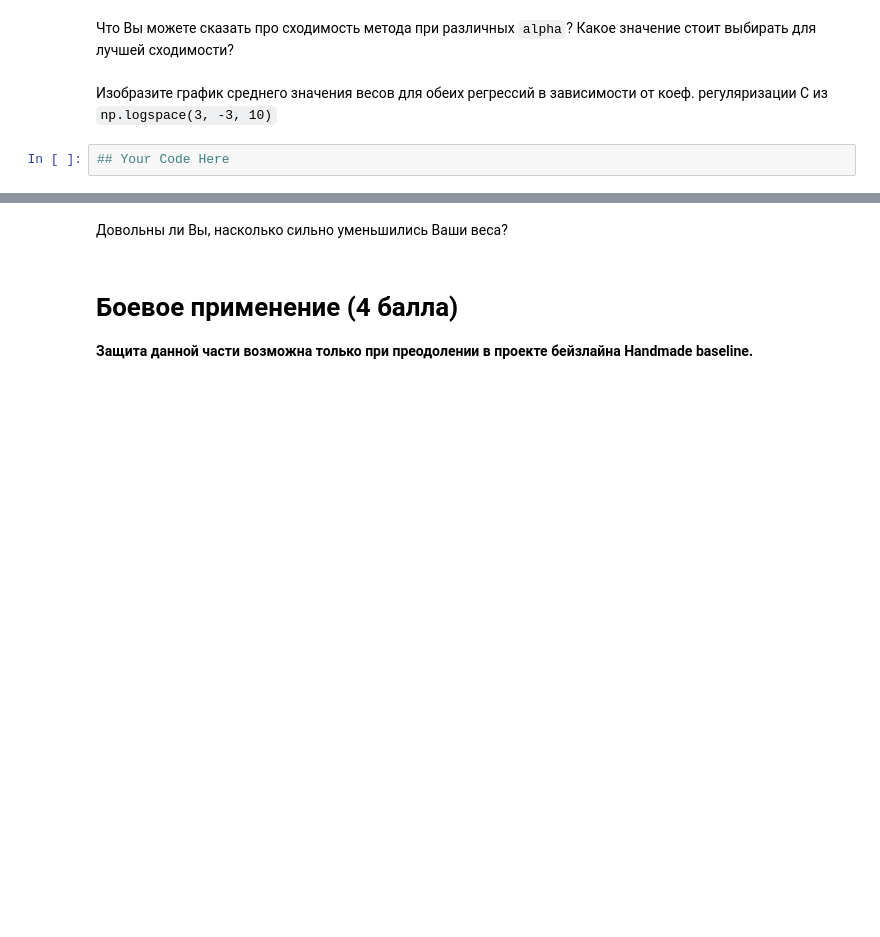
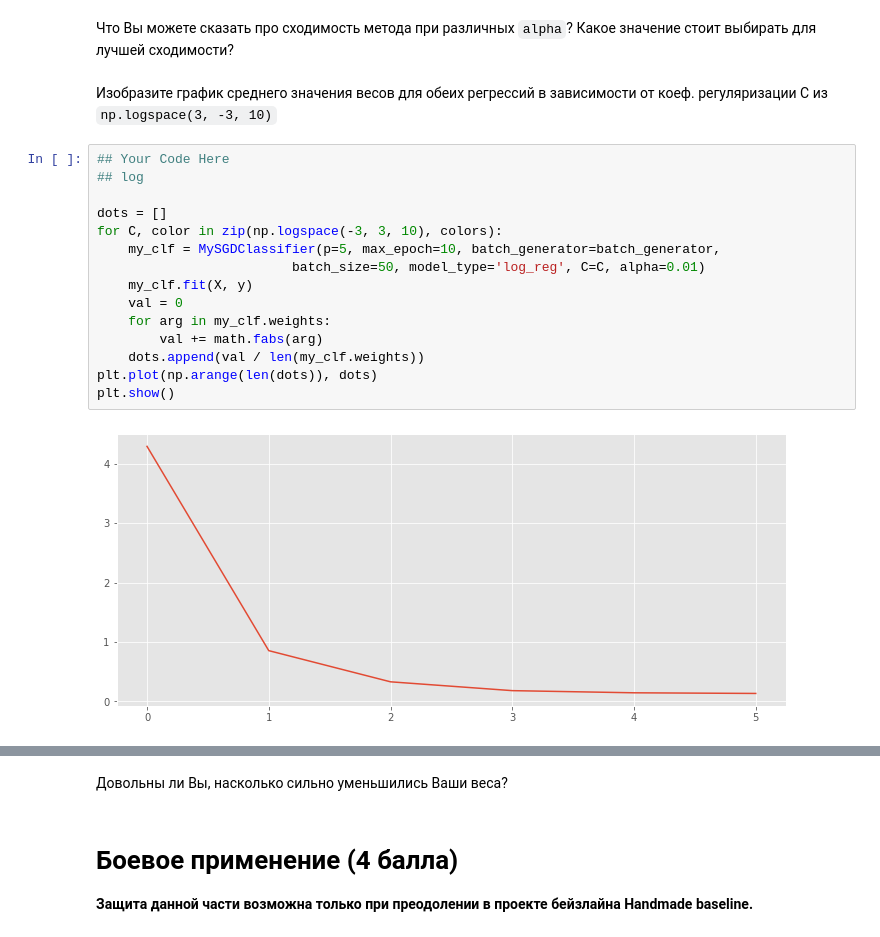
Before and after one commit to LeoQay/msu_machine_learning_spring_2022, a Jupyter notebook: homework2/Dmitriev_LA_hw2.ipynb, the cells around one changed output, grey strips where cells are left out. Saved outputs shown, nothing was run; the diff lists cells and outputs as text; blank space fills up the shorter version.

```diff
--- a/homework2/Dmitriev_LA_hw2.ipynb
+++ b/homework2/Dmitriev_LA_hw2.ipynb
@@ -583,5 +619,20 @@ print(my_clf.sep)
 Что Вы можете сказать про сходимость метода при различных `alpha`? Какое значение стоит выбирать для лучшей сходимости?
 # %% [markdown]
 Изобразите график среднего значения весов для обеих регрессий в зависимости от коеф. регуляризации С из `np.logspace(3, -3, 10)`
-# %%
-## Your Code Here
+# %%
+## Your Code Here
+## log
+
+dots = []
+for C, color in zip(np.logspace(-3, 3, 10), colors):
+    my_clf = MySGDClassifier(p=5, max_epoch=10, batch_generator=batch_generator,
+                         batch_size=50, model_type='log_reg', C=C, alpha=0.01)
+    my_clf.fit(X, y)
+    val = 0
+    for arg in my_clf.weights:
+        val += math.fabs(arg)
+    dots.append(val / len(my_clf.weights))
+plt.plot(np.arange(len(dots)), dots)
+plt.show()
+# %% [output]
+[figure, added]
```
Also changed, not shown: parts of 14 cells of this notebook.
